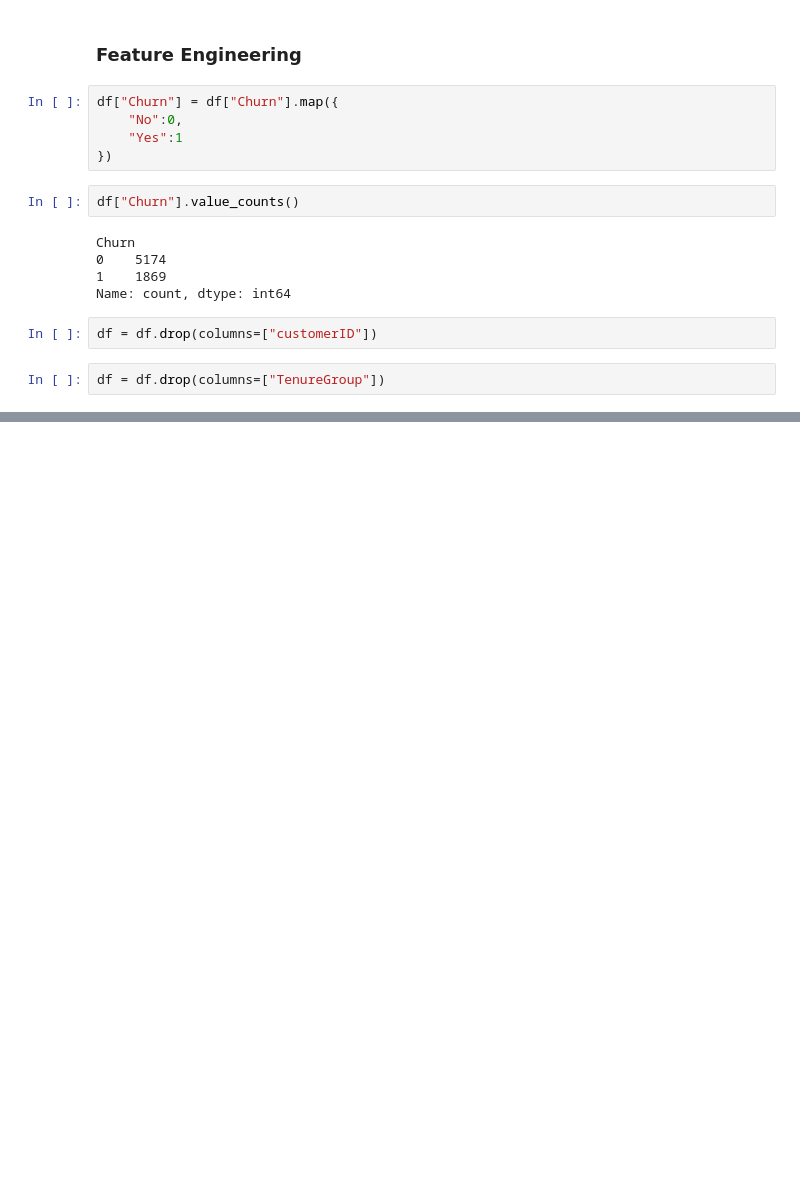
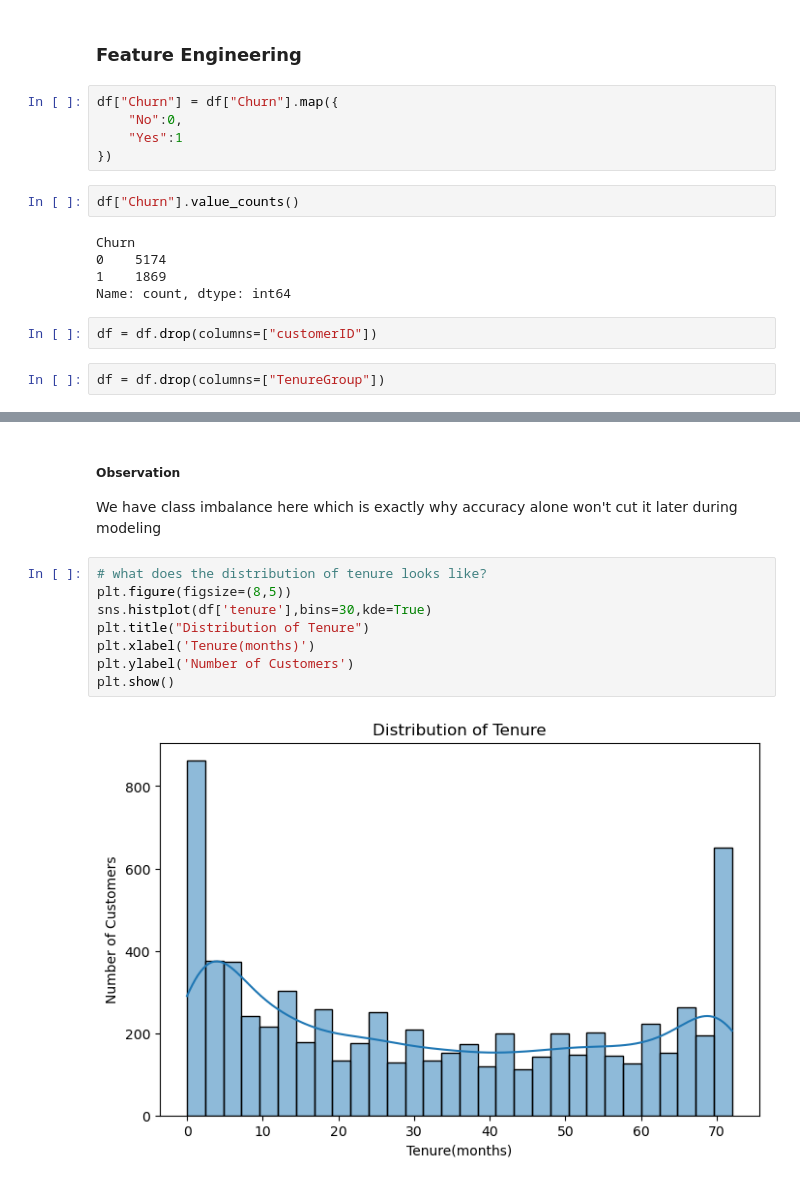
Before and after one commit to nb-acharya/customer_churn_prediction, a Jupyter notebook: notebooks/03_python_eda.ipynb, the cells around one changed output, grey strips where cells are left out. Drawn from its saved outputs; the diff is of its cells as text; blank space fills up the shorter version.

```diff
--- a/notebooks/03_python_eda.ipynb
+++ b/notebooks/03_python_eda.ipynb
@@ -223,0 +235,13 @@ df = df.drop(columns=["TenureGroup"])
+# %% [markdown]
+##### Observation
+We have class imbalance here which is exactly why accuracy alone won't cut it later during modeling
+# %%
+# what does the distribution of tenure looks like?
+plt.figure(figsize=(8,5))
+sns.histplot(df['tenure'],bins=30,kde=True)
+plt.title("Distribution of Tenure")
+plt.xlabel('Tenure(months)')
+plt.ylabel('Number of Customers')
+plt.show()
+# %% [output]
+[figure, added]
```
Also changed, not shown: parts of 24 cells of this notebook, 1 other file.
